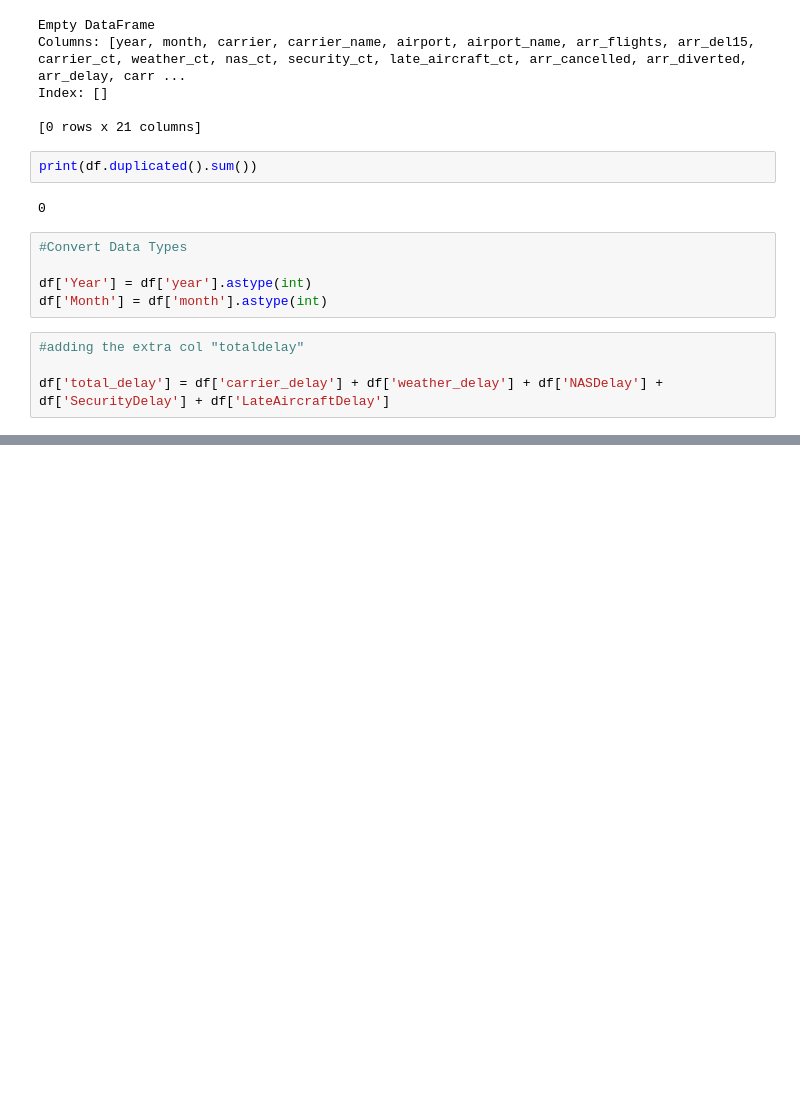
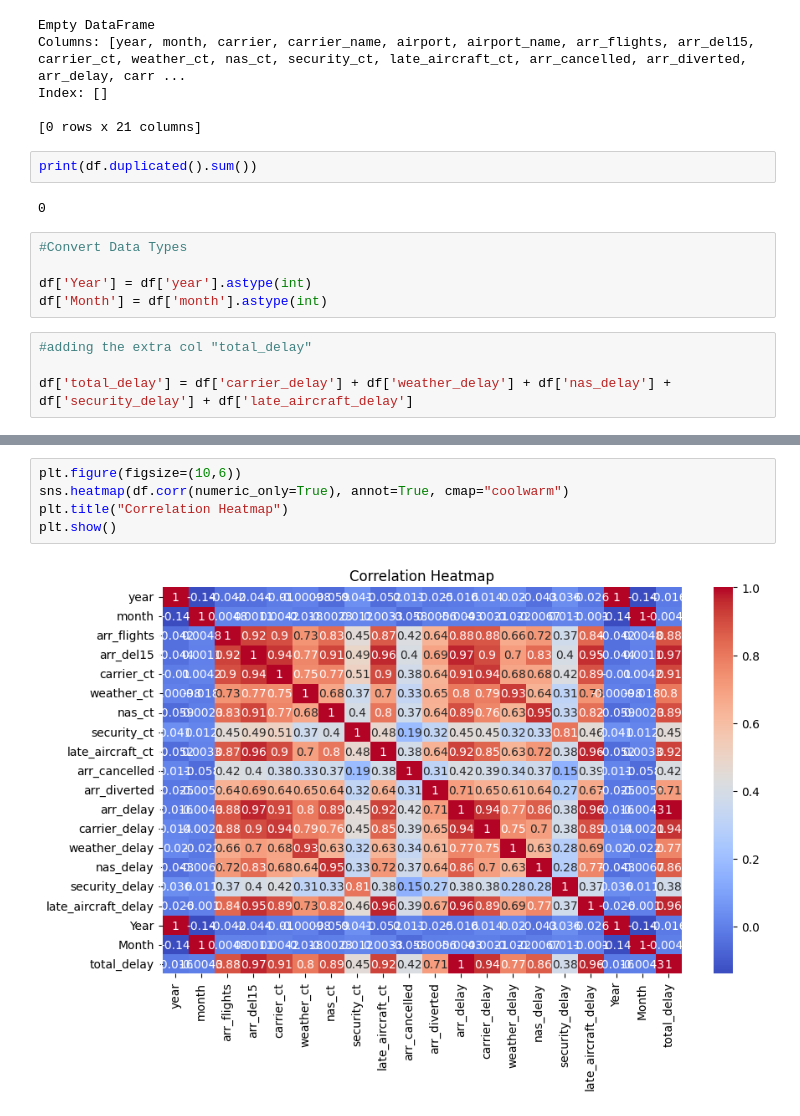
Before and after one commit to santoshkhadk/airline-delay-pipeline, a Jupyter notebook: notebook/airline-delay.ipynb, the cells around one changed output, grey strips where cells are left out. Drawn from its saved outputs; the diff is of its cells as text; blank space fills up the shorter version.

Commit message:
basic visualization

```diff
--- a/notebook/airline-delay.ipynb
+++ b/notebook/airline-delay.ipynb
@@ -78,6 +78,6 @@ print(df.duplicated().sum())
 df['Year'] = df['year'].astype(int)
 df['Month'] = df['month'].astype(int)
 # %%
-#adding the extra col "totaldelay"
+#adding the extra col "total_delay"
 
-df['total_delay'] = df['carrier_delay'] + df['weather_delay'] + df['NASDelay'] + df['SecurityDelay'] + df['LateAircraftDelay']
+df['total_delay'] = df['carrier_delay'] + df['weather_delay'] + df['nas_delay'] + df['security_delay'] + df['late_aircraft_delay']
@@ -85,0 +114,7 @@ KeyError: 'CarrierDelay'
+# %%
+plt.figure(figsize=(10,6))
+sns.heatmap(df.corr(numeric_only=True), annot=True, cmap="coolwarm")
+plt.title("Correlation Heatmap")
+plt.show()
+# %% [output]
+[figure, added]
```
Also changed, not shown: parts of 9 cells of this notebook.
